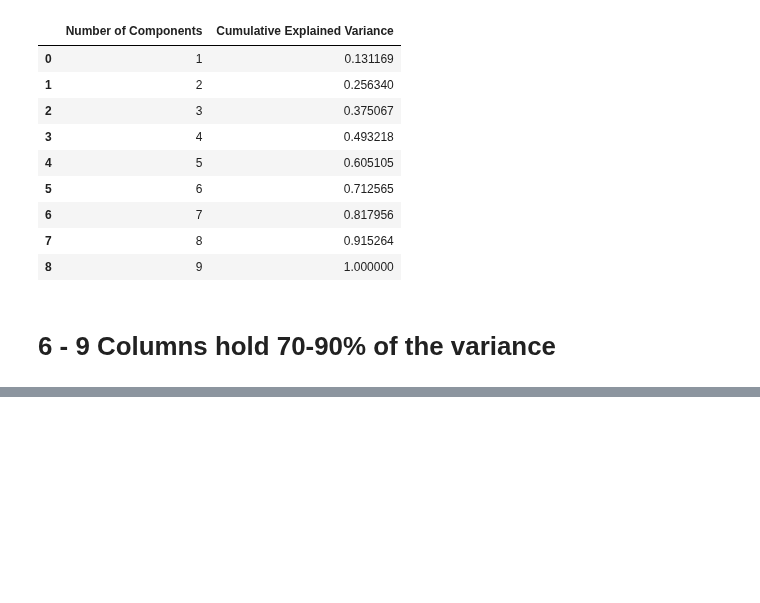
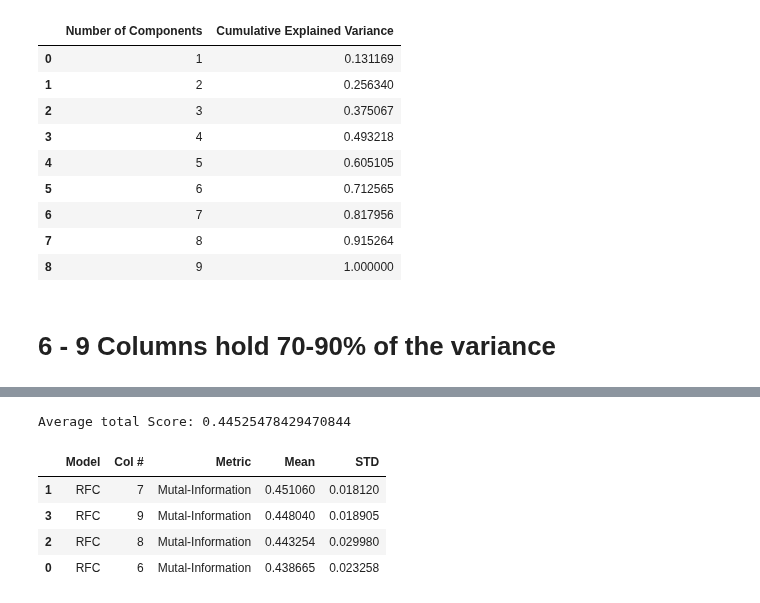
Before and after one commit to MaukanMir/Water-Quality-Classification, a Jupyter notebook: training.ipynb, the cells around one changed output, grey strips where cells are left out. Saved outputs shown, nothing was run; the diff lists cells and outputs as text; code cells hidden in the pictures; blank space fills up the shorter version.

```diff
--- a/training.ipynb
+++ b/training.ipynb
@@ -647,0 +685,15 @@ pca_analysis(X_bl)
+# %%
+names = ["RFC"]
+models = [
+  RandomForestClassifier(max_depth=30, min_samples_leaf=1, min_samples_split=5, n_estimators=300)
+]
+variance_window = range(6,9+1)
+metric = mutual_info_classif
+test_k_best_columns(names, models, X, y, metric,'Mutal-Information', variance_window)
+# %% [output]
+Average total Score: 0.44525478429470844
+|  | Model | Col # | Metric | Mean | STD |
+| 1 | RFC | 7 | Mutal-Information | 0.451060 | 0.018120 |
+| 3 | RFC | 9 | Mutal-Information | 0.448040 | 0.018905 |
+| 2 | RFC | 8 | Mutal-Information | 0.443254 | 0.029980 |
+| 0 | RFC | 6 | Mutal-Information | 0.438665 | 0.023258 |
```
Also changed, not shown: parts of 2 cells of this notebook.
